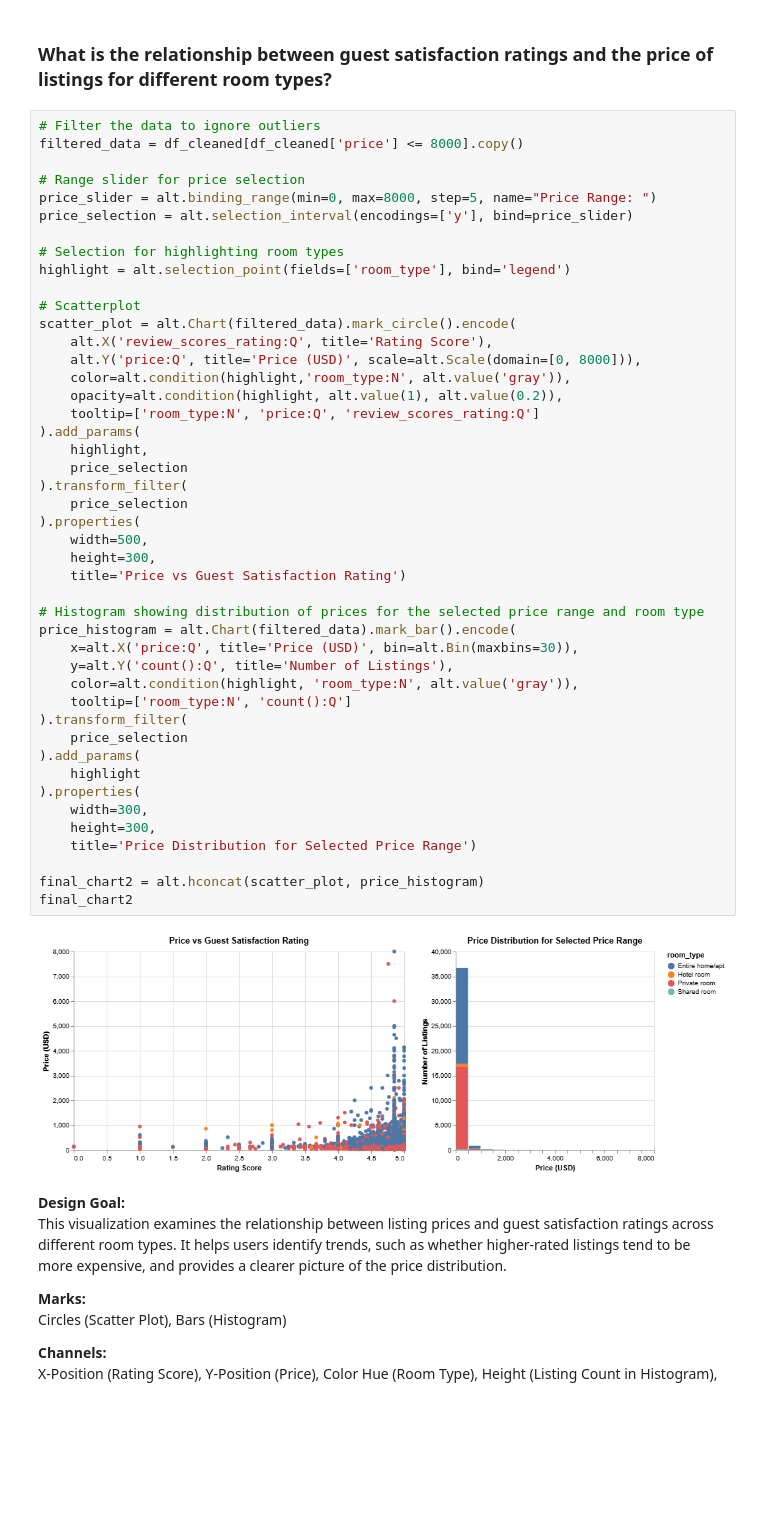
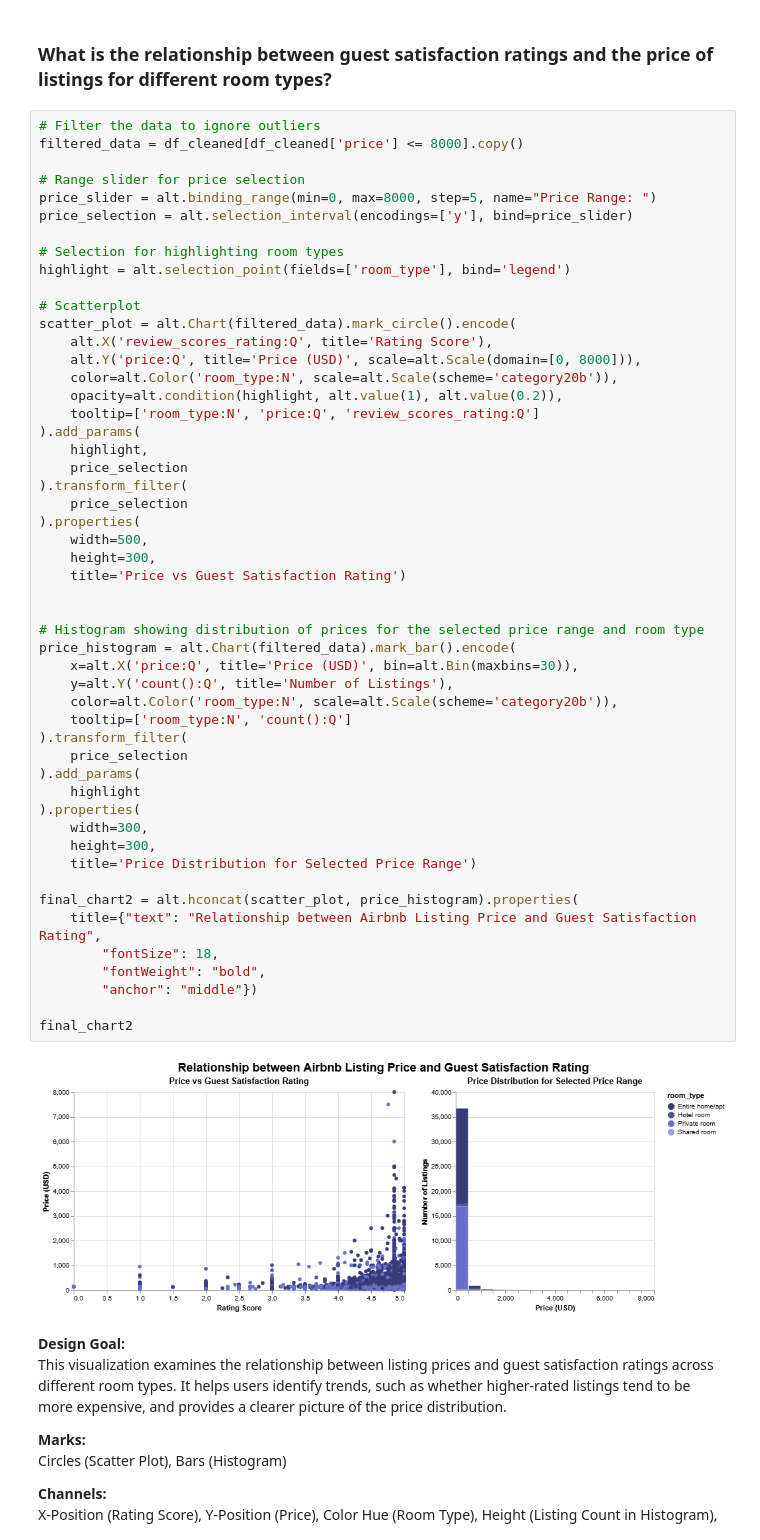
Before and after one commit to erhanjaved/airbnb, a Jupyter notebook: analysis/Carol/analysis2.ipynb, the cells around one changed output. Cells and saved outputs as stored; diff of their text form; blank space fills up the shorter version.

Commit message:
carol charts pm4

```diff
--- a/analysis/Carol/analysis2.ipynb
+++ b/analysis/Carol/analysis2.ipynb
@@ -516,38 +535,44 @@ highlight = alt.selection_point(fields=['room_type'], bind='legend')
 scatter_plot = alt.Chart(filtered_data).mark_circle().encode(
     alt.X('review_scores_rating:Q', title='Rating Score'),
     alt.Y('price:Q', title='Price (USD)', scale=alt.Scale(domain=[0, 8000])),
-    color=alt.condition(highlight,'room_type:N', alt.value('gray')),
+    color=alt.Color('room_type:N', scale=alt.Scale(scheme='category20b')),
     opacity=alt.condition(highlight, alt.value(1), alt.value(0.2)),
     tooltip=['room_type:N', 'price:Q', 'review_scores_rating:Q']
 ).add_params(
     highlight,
     price_selection
 ).transform_filter(
     price_selection
 ).properties(
     width=500,
     height=300,
     title='Price vs Guest Satisfaction Rating')
 
+
 # Histogram showing distribution of prices for the selected price range and room type
 price_histogram = alt.Chart(filtered_data).mark_bar().encode(
     x=alt.X('price:Q', title='Price (USD)', bin=alt.Bin(maxbins=30)),
     y=alt.Y('count():Q', title='Number of Listings'),
-    color=alt.condition(highlight, 'room_type:N', alt.value('gray')),
+    color=alt.Color('room_type:N', scale=alt.Scale(scheme='category20b')),
     tooltip=['room_type:N', 'count():Q']
 ).transform_filter(
     price_selection
 ).add_params(
     highlight
 ).properties(
     width=300,
     height=300,
     title='Price Distribution for Selected Price Range')
 
-final_chart2 = alt.hconcat(scatter_plot, price_histogram)
+final_chart2 = alt.hconcat(scatter_plot, price_histogram).properties(
+    title={"text": "Relationship between Airbnb Listing Price and Guest Satisfaction Rating",
+        "fontSize": 18,
+        "fontWeight": "bold",
+        "anchor": "middle"})
+
 final_chart2
 # %% [output]
-[figure, old version]
+[figure, new version]
 # %% [markdown]
 **Design Goal:**
 This visualization examines the relationship between listing prices and guest satisfaction ratings across different room types. It helps users identify trends, such as whether higher-rated listings tend to be more expensive, and provides a clearer picture of the price distribution.
```
Also changed, not shown: parts of 2 cells of this notebook.
